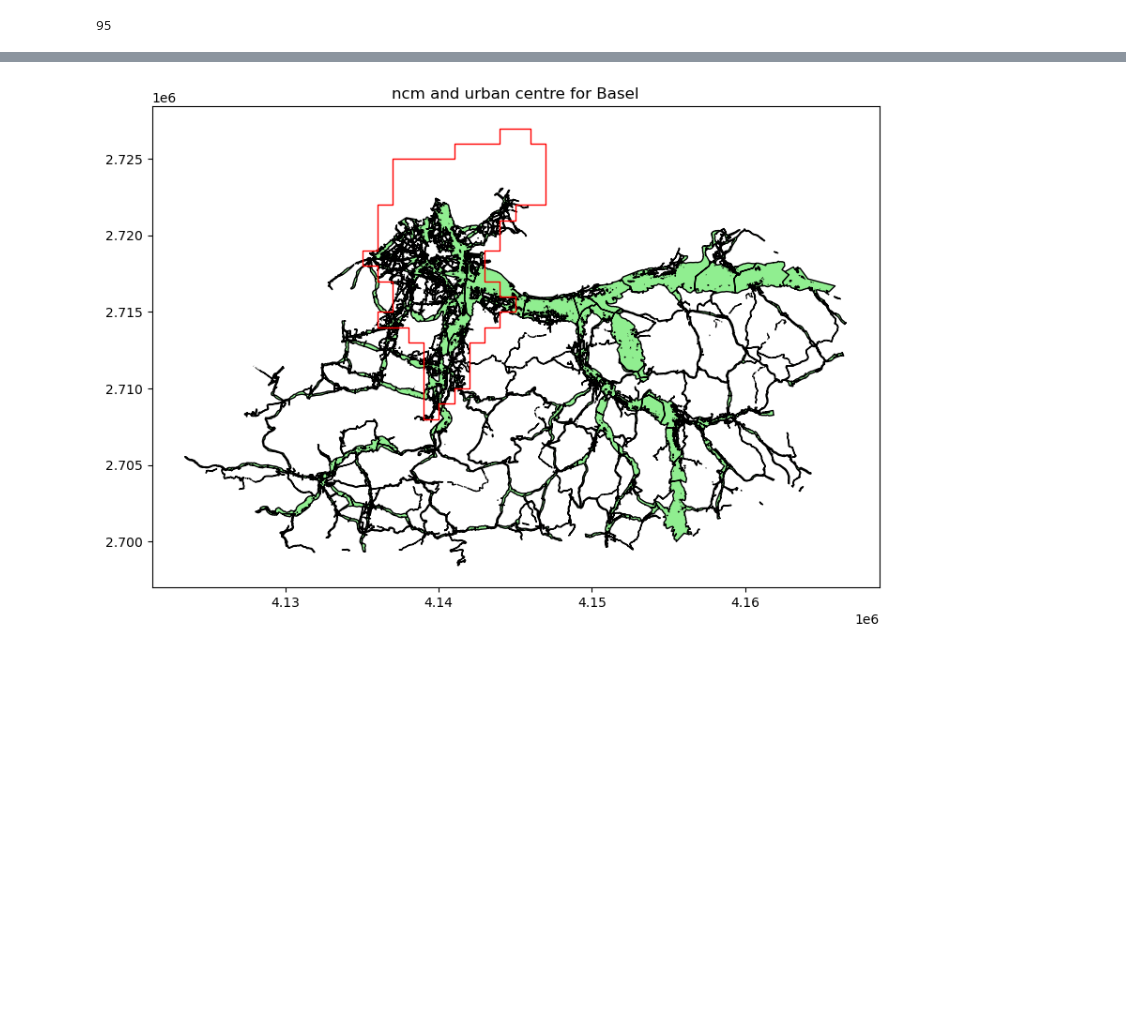
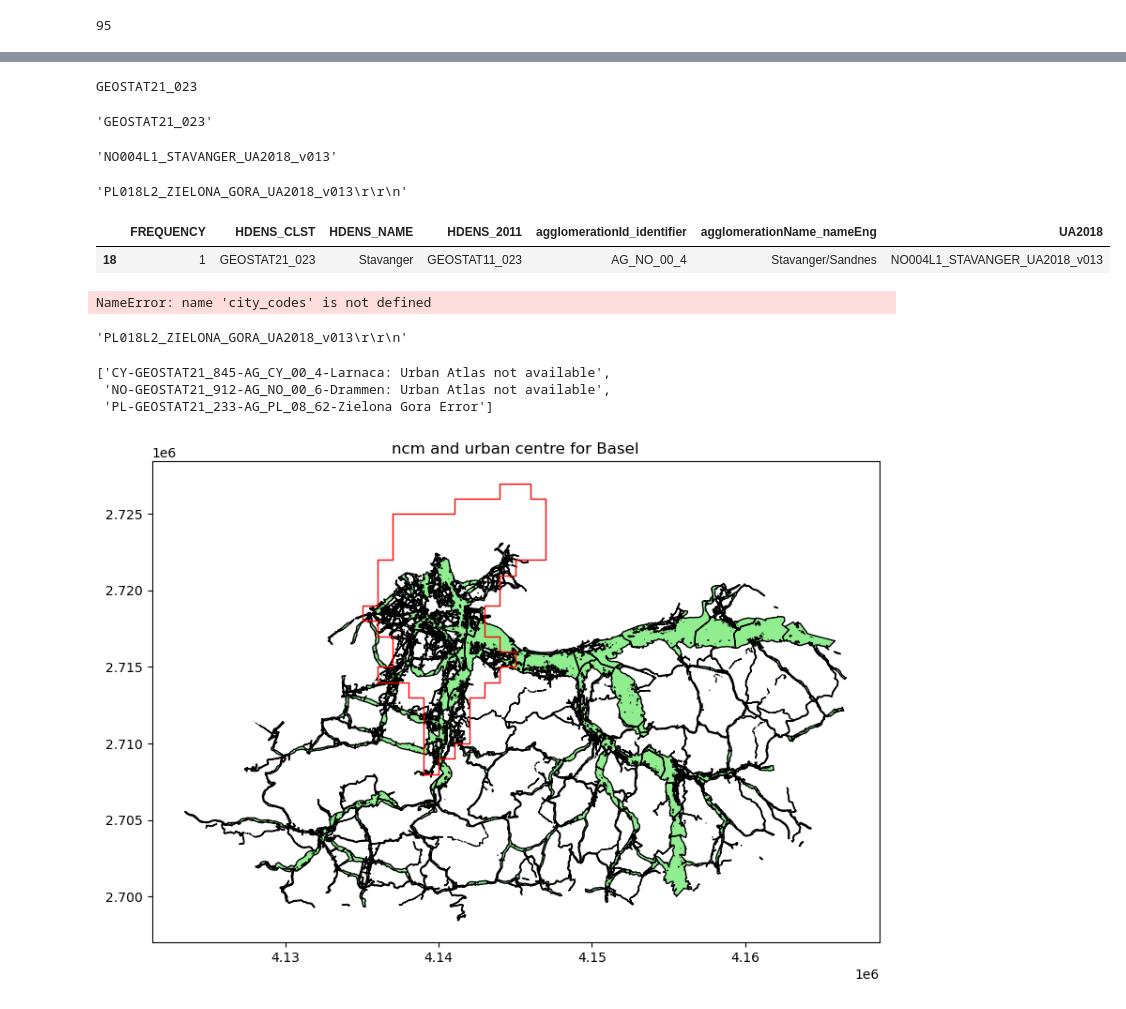
Before and after one commit to ubachr/GQA, a Jupyter notebook: example_usage_all_Viena.ipynb, the cells around one changed output, grey strips where cells are left out. Drawn from its saved outputs; the diff is of its cells as text; code cells hidden in the pictures; blank space fills up the shorter version.

```diff
--- a/example_usage_all_Viena.ipynb
+++ b/example_usage_all_Viena.ipynb
@@ -377,0 +637,4 @@ layerName
+# %%
+print(uc_city_code)
+# %% [output]
+GEOSTAT21_023
@@ -378,3 +645,34 @@ layerName
+# %%
+uc_city_code
+# %% [output]
+'GEOSTAT21_023'
+# %%
+codes.query(f'HDENS_CLST == "{uc_city_code}"').UA2018.values.astype(str)[0]
+# %% [output]
+'NO004L1_STAVANGER_UA2018_v013'
+# %%
+city_codes.UA2018.values.astype(str)[0]
+# %% [output]
+'PL018L2_ZIELONA_GORA_UA2018_v013\r\r\n'
+# %%
+codes.query(f'HDENS_CLST == "{uc_city_code}"')
+# %% [output]
+|  | FREQUENCY | HDENS_CLST | HDENS_NAME | HDENS_2011 | agglomerationId_identifier | agglomerationName_nameEng | UA2018 |
+| 18 | 1 | GEOSTAT21_023 | Stavanger | GEOSTAT11_023 | AG_NO_00_4 | Stavanger/Sandnes | NO004L1_STAVANGER_UA2018_v013 |
+# %%
+city_codes
+# %% [output]
+NameError: name 'city_codes' is not defined
+# %%
+ua_city_string
+# %% [output]
+'PL018L2_ZIELONA_GORA_UA2018_v013\r\r\n'
+# %%
+agl_error_ls
+# %% [output]
+['CY-GEOSTAT21_845-AG_CY_00_4-Larnaca: Urban Atlas not available',
+ 'NO-GEOSTAT21_912-AG_NO_00_6-Drammen: Urban Atlas not available',
+ 'PL-GEOSTAT21_233-AG_PL_08_62-Zielona Gora Error']
 # %%
 import geopandas as gpd
 import matplotlib.pyplot as plt
```
Also changed, not shown: parts of 20 cells of this notebook.
